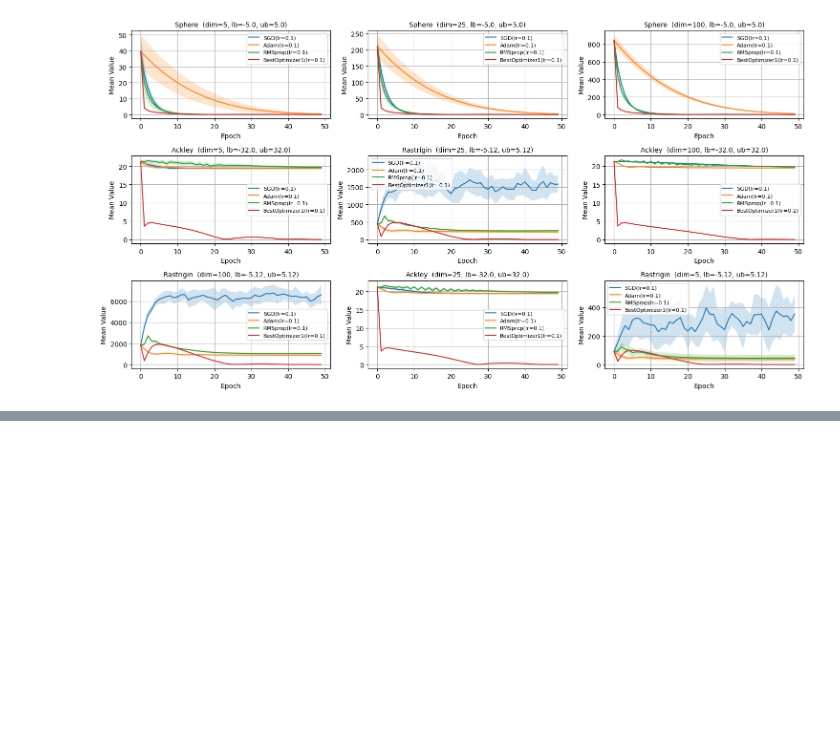
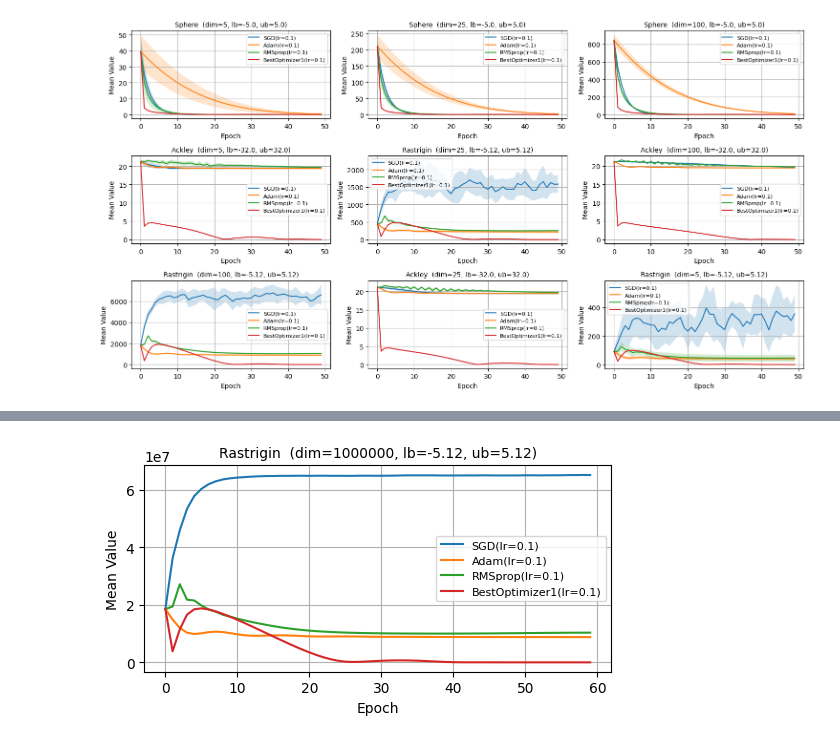
Before and after one commit to JerzyCode/algorithm-comparision, a Jupyter notebook: comparision1.ipynb, the cells around one changed output, grey strips where cells are left out. Drawn from its saved outputs; the diff is of its cells as text; code cells hidden in the pictures; blank space fills up the shorter version.

Commit message:
add high-dimensional Rastrigin experiment and update utilities in `comparision1.ipynb`

```diff
--- a/comparision1.ipynb
+++ b/comparision1.ipynb
@@ -467,0 +520,5 @@ plot_multiple_json([str(f) for f in json_files], nrows=3, ncols=3)
+# %%
+json_files = get_files_from_dir("experiment_result/high_dim/rastrigin", ext="json")
+plot_multiple_json([str(f) for f in json_files], nrows=3, ncols=3)
+# %% [output]
+[figure, added]
```
Also changed, not shown: parts of 3 cells of this notebook, 1 other file.
